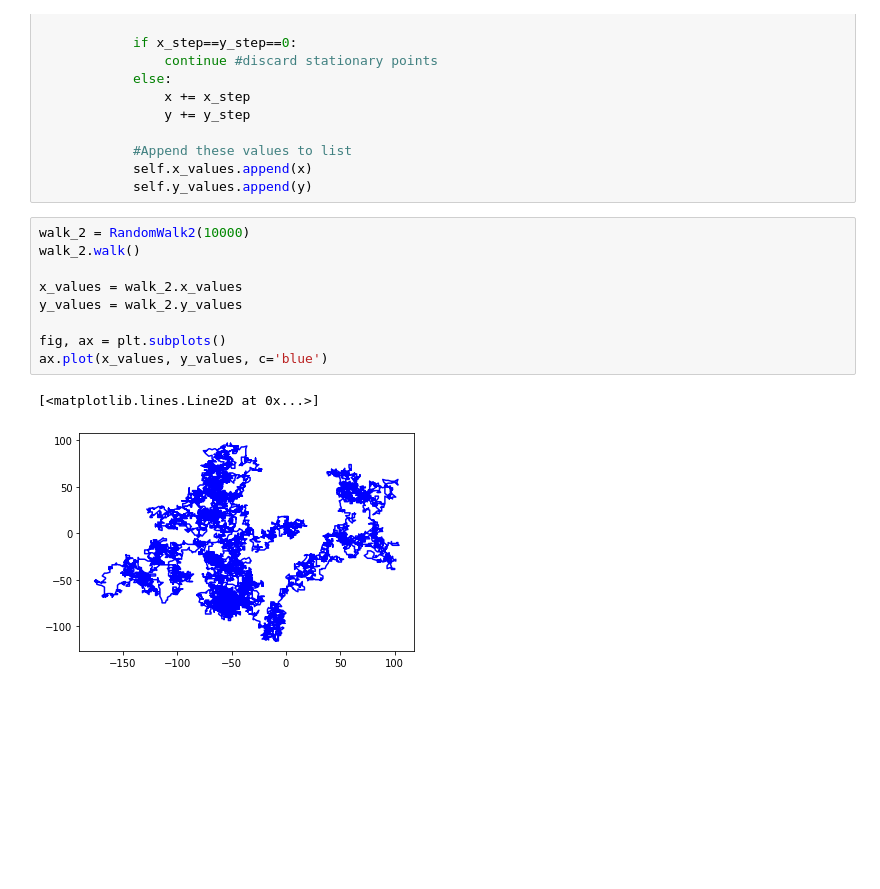
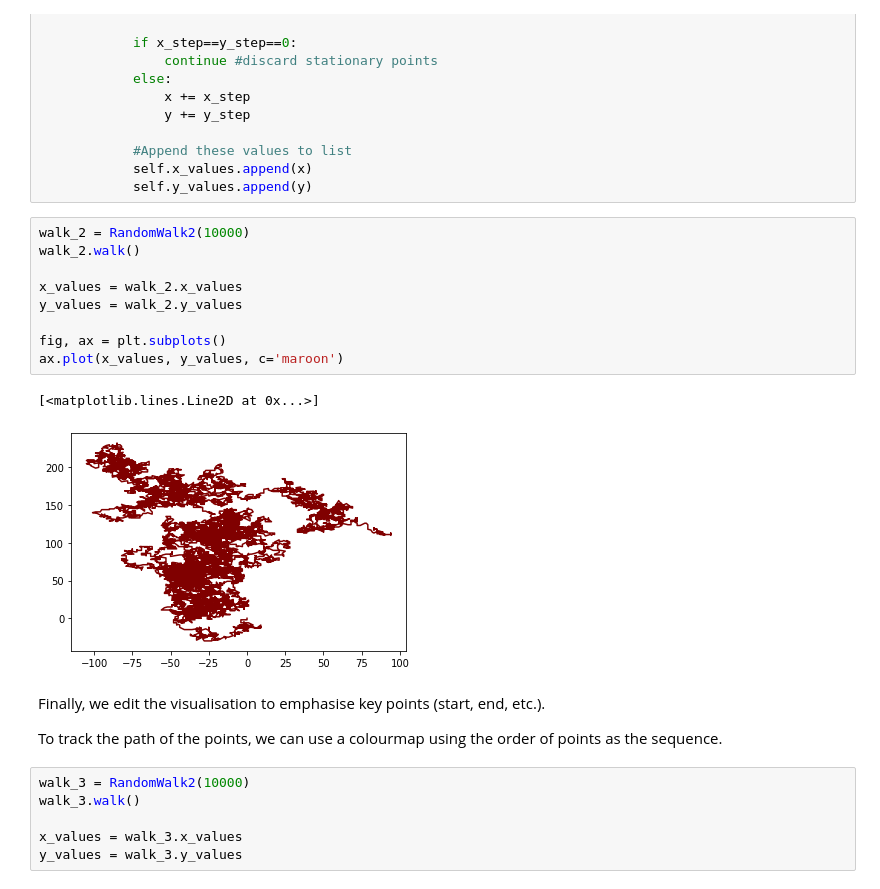
Before and after one commit to kishchandrakumar/Personal-Projects, a Jupyter notebook: Data_Visualisation_with_APIs.ipynb, the cells around one changed output. Drawn from its saved outputs; the diff is of its cells as text; blank space fills up the shorter version.

```diff
--- a/Data_Visualisation_with_APIs.ipynb
+++ b/Data_Visualisation_with_APIs.ipynb
@@ -100,12 +100,22 @@ class RandomWalk2():
 # %%
 walk_2 = RandomWalk2(10000)
 walk_2.walk()
 
 x_values = walk_2.x_values
 y_values = walk_2.y_values
 
 fig, ax = plt.subplots()
-ax.plot(x_values, y_values, c='blue')
+ax.plot(x_values, y_values, c='maroon')
 # %% [output]
 [<matplotlib.lines.Line2D at 0x...>]
-[figure, old version]
+[figure, new version]
+# %% [markdown]
+Finally, we edit the visualisation to emphasise key points (start, end, etc.).
+
+To track the path of the points, we can use a colourmap using the order of points as the sequence.
+# %%
+walk_3 = RandomWalk2(10000)
+walk_3.walk()
+
+x_values = walk_3.x_values
+y_values = walk_3.y_values
```
Also changed, not shown: parts of 2 cells of this notebook.
